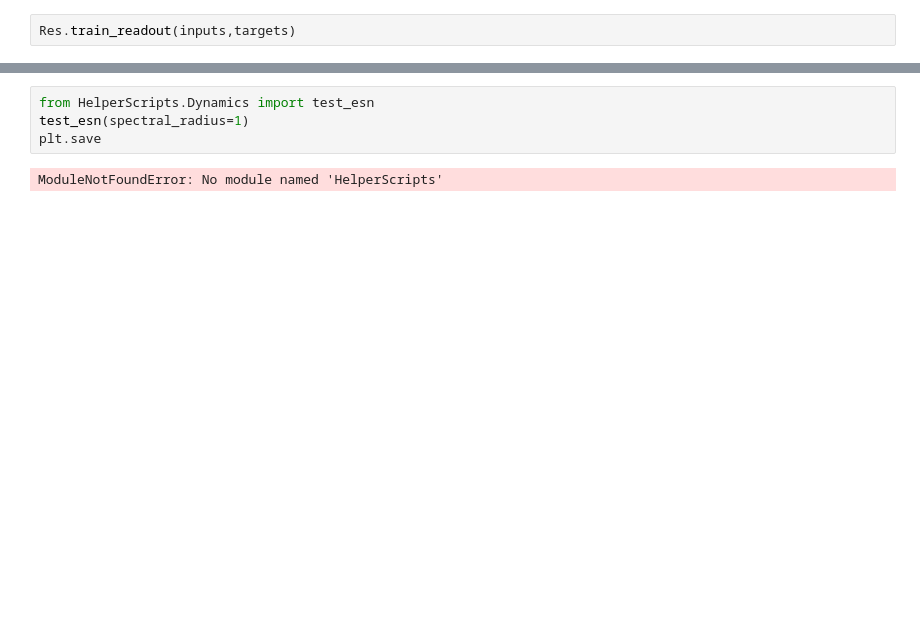
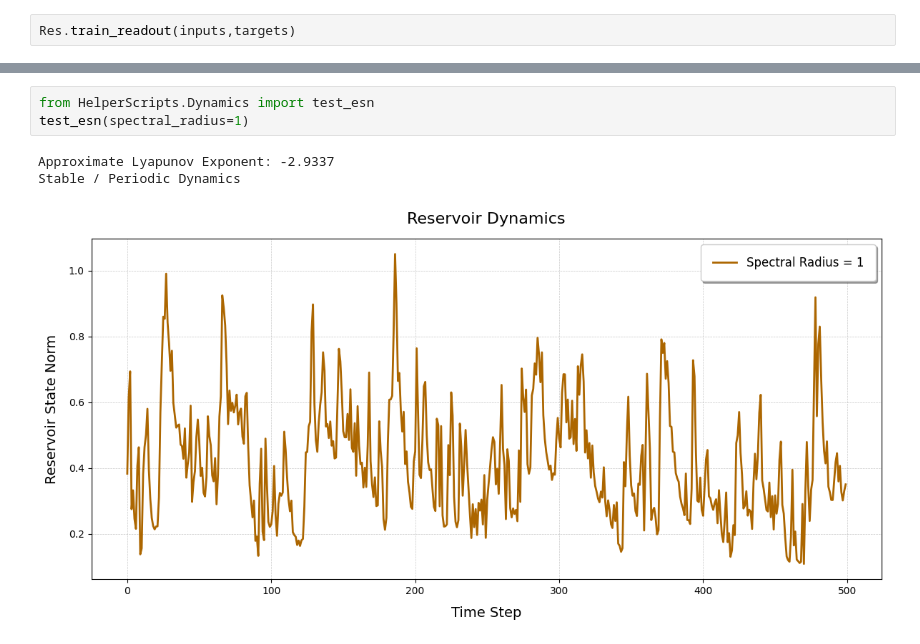
Before and after one commit to jaychotaliya987/Reservoir_Pytorch, a Jupyter notebook: ReservoirGrid/Examples/learning.ipynb, the cells around one changed output, grey strips where cells are left out. Drawn from its saved outputs; the diff is of its cells as text; blank space fills up the shorter version.

```diff
--- a/ReservoirGrid/Examples/learning.ipynb
+++ b/ReservoirGrid/Examples/learning.ipynb
@@ -102,6 +104,7 @@ plt.savefig("evolution.png",dpi= 600)
 # %%
 from HelperScripts.Dynamics import test_esn
 test_esn(spectral_radius=1)
-plt.save
 # %% [output]
-ModuleNotFoundError: No module named 'HelperScripts'
+Approximate Lyapunov Exponent: -2.9337
+Stable / Periodic Dynamics
+[figure, added]
```
Also changed, not shown: parts of 6 cells of this notebook, 7 other files.
